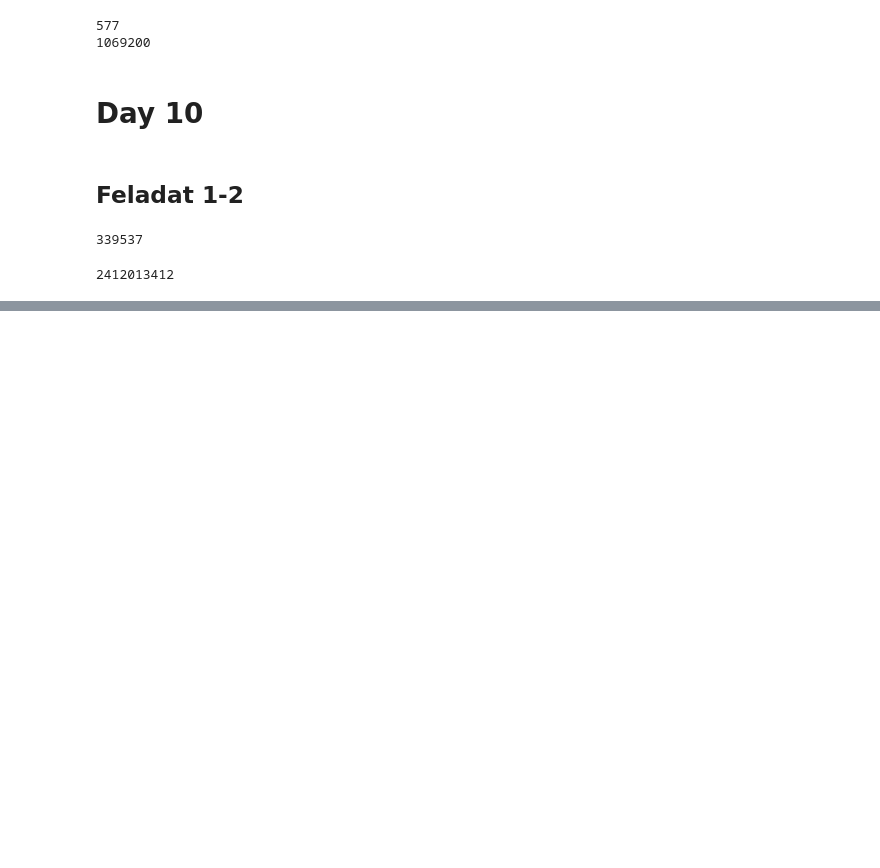
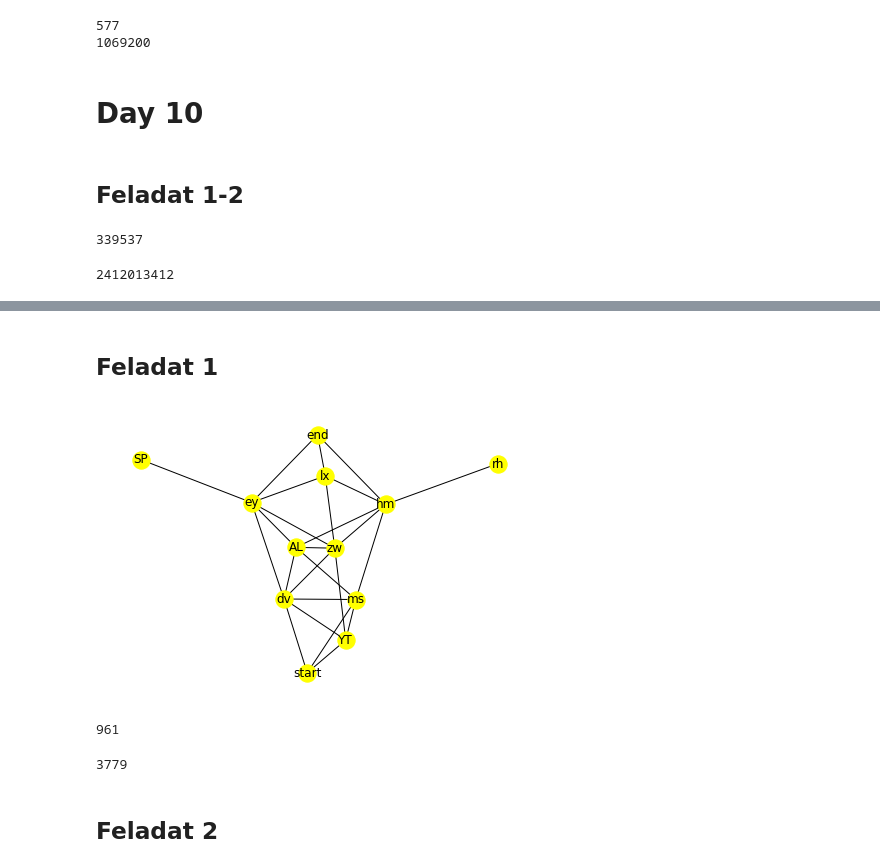
Before and after one commit to barnabaskdr/advent, a Jupyter notebook: 2021/Advent of code.ipynb, the cells around one changed output, grey strips where cells are left out. Drawn from its saved outputs; the diff is of its cells as text; code cells hidden in the pictures; blank space fills up the shorter version.

```diff
--- a/2021/Advent of code.ipynb
+++ b/2021/Advent of code.ipynb
@@ -825,0 +704,18 @@ defaultdict(list, {'a': ['basd', 'asd'], 'b': [1, '2']})
+# %% [markdown]
+## Feladat 1
+# %%
+lista = open_source('day12')
+# %%
+lista = [tuple(x.split('-')) for x in lista]
+# %%
+gf = nx.Graph()
+# %%
+gf.add_edges_from(lista)
+# %%
+nx.draw(gf, with_labels = True, node_color='yellow')
+# %% [output]
+[figure, added]
+# %%
+len(list(nx.all_simple_paths(gf, 'start', 'end')))
+# %% [output]
+961
@@ -825,0 +730,6 @@ defaultdict(list, {'a': ['basd', 'asd'], 'b': [1, '2']})
+# %%
+len(list(add_path(['start'])))
+# %% [output]
+3779
+# %% [markdown]
+## Feladat 2
```
Also changed, not shown: parts of 42 cells of this notebook, 1 other file.
